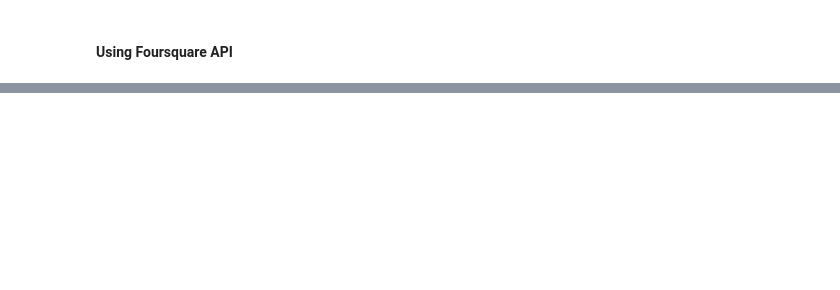
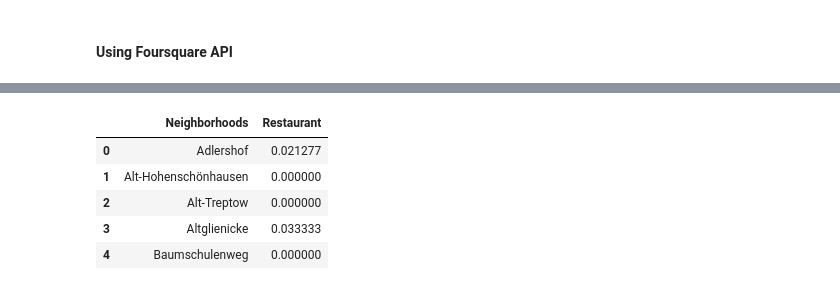
Before and after one commit to skhiearth/Coursera-IBM-The-Battle-of-Neighborhoods-Capstone-Project-, a Jupyter notebook: The Battle of Neighborhoods - Notebook.ipynb, the cells around one changed output, grey strips where cells are left out. Cells and saved outputs as stored; diff of their text form; code cells hidden in the pictures; blank space fills up the shorter version.

```diff
--- a/The Battle of Neighborhoods - Notebook.ipynb
+++ b/The Battle of Neighborhoods - Notebook.ipynb
@@ -149,0 +231,11 @@ map_berlin
+# %%
+len(grouped[grouped["Restaurant"] > 0])
+berlin_rest = grouped[["Neighborhoods","Restaurant"]]
+berlin_rest.head()
+# %% [output]
+|  | Neighborhoods | Restaurant |
+| 0 | Adlershof | 0.021277 |
+| 1 | Alt-Hohenschönhausen | 0.000000 |
+| 2 | Alt-Treptow | 0.000000 |
+| 3 | Altglienicke | 0.033333 |
+| 4 | Baumschulenweg | 0.000000 |
```
Also changed, not shown: parts of 6 cells of this notebook.
